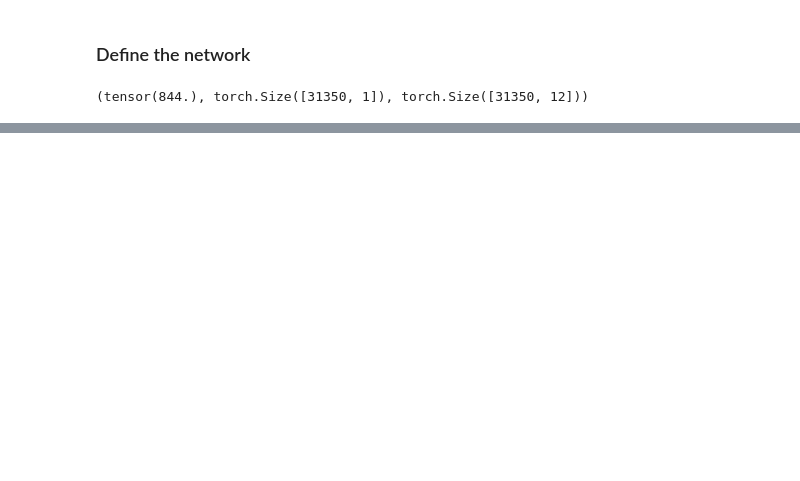
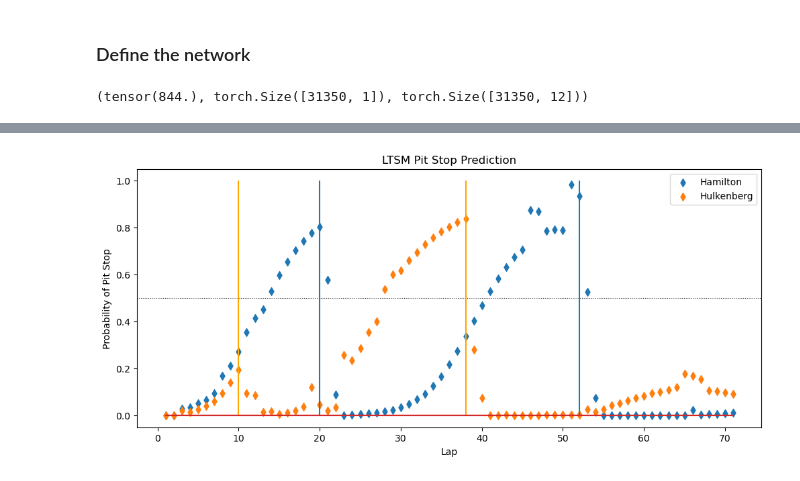
Before and after one commit to krwiles/capstone-project, a Jupyter notebook: project.ipynb, the cells around one changed output, grey strips where cells are left out. Drawn from its saved outputs; the diff is of its cells as text; code cells hidden in the pictures; blank space fills up the shorter version.

```diff
--- a/project.ipynb
+++ b/project.ipynb
@@ -583,0 +708,7 @@ plt.show()
+# %%
+with torch.no_grad():
+    model.eval()
+
+    y_pred = []
+    for X in X_test:
+        y_pred.append(torch.sigmoid(model(X)))
@@ -583,0 +740,14 @@ plt.show()
+# %%
+plt.figure(figsize=(12,5))
+plt.axhline(y=0.5, color='black', linestyle=':', linewidth=0.75)
+plt.scatter(driver1_1['lap'], driver1_1['predictedNext'], marker='d', label='Hamilton')
+plt.stem(driver1_1['lap'], driver1_1['pitNext'], markerfmt='none')
+plt.scatter(driver2_1['lap'], driver2_1['predictedNext'], marker='d', label='Hulkenberg')
+plt.stem(driver2_1['lap'], driver2_1['pitNext'], markerfmt='none', linefmt='orange')
+plt.xlabel('Lap')
+plt.ylabel('Probability of Pit Stop')
+plt.title('LTSM Pit Stop Prediction')
+plt.legend()
+plt.show()
+# %% [output]
+[figure, added]
```
Also changed, not shown: parts of 26 cells of this notebook.
